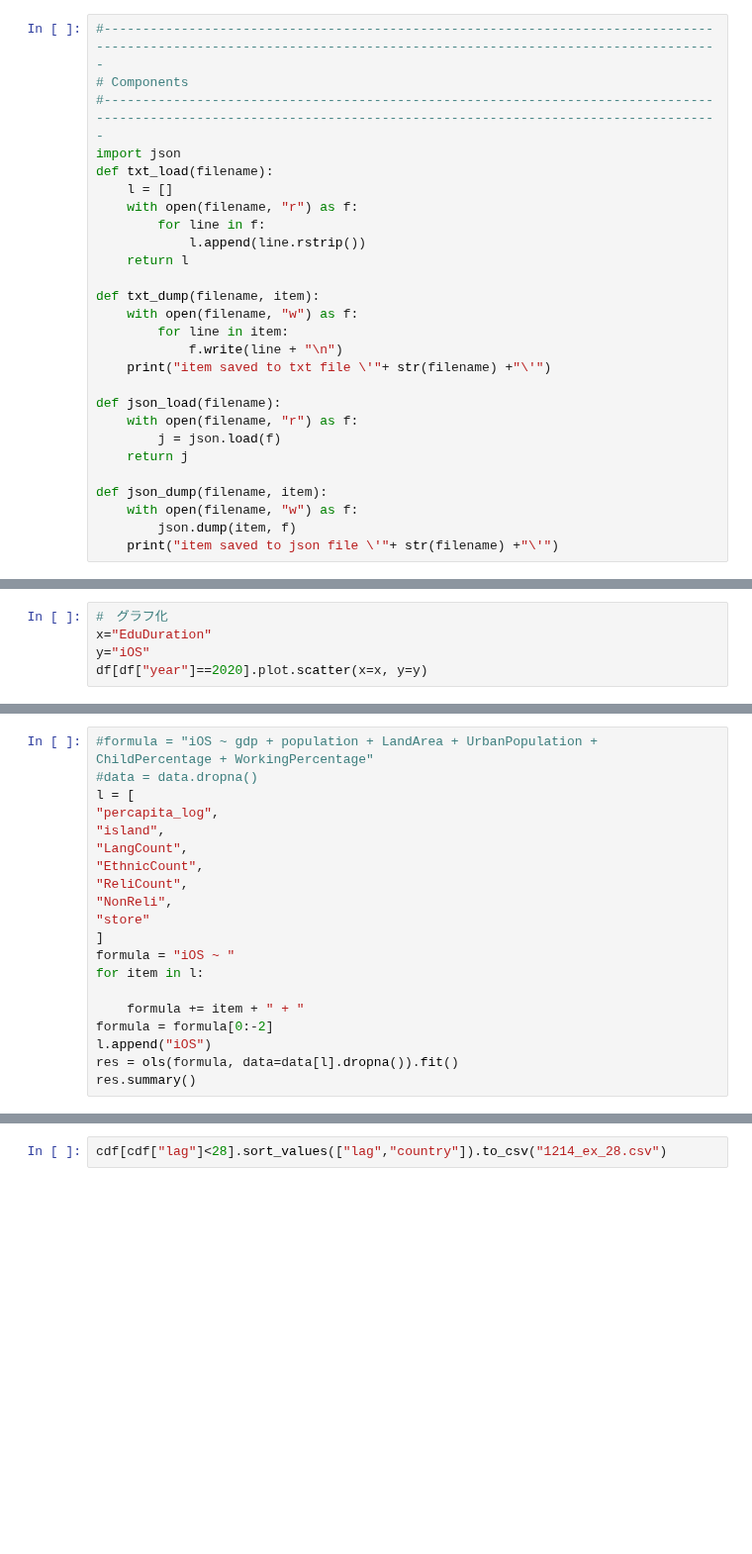
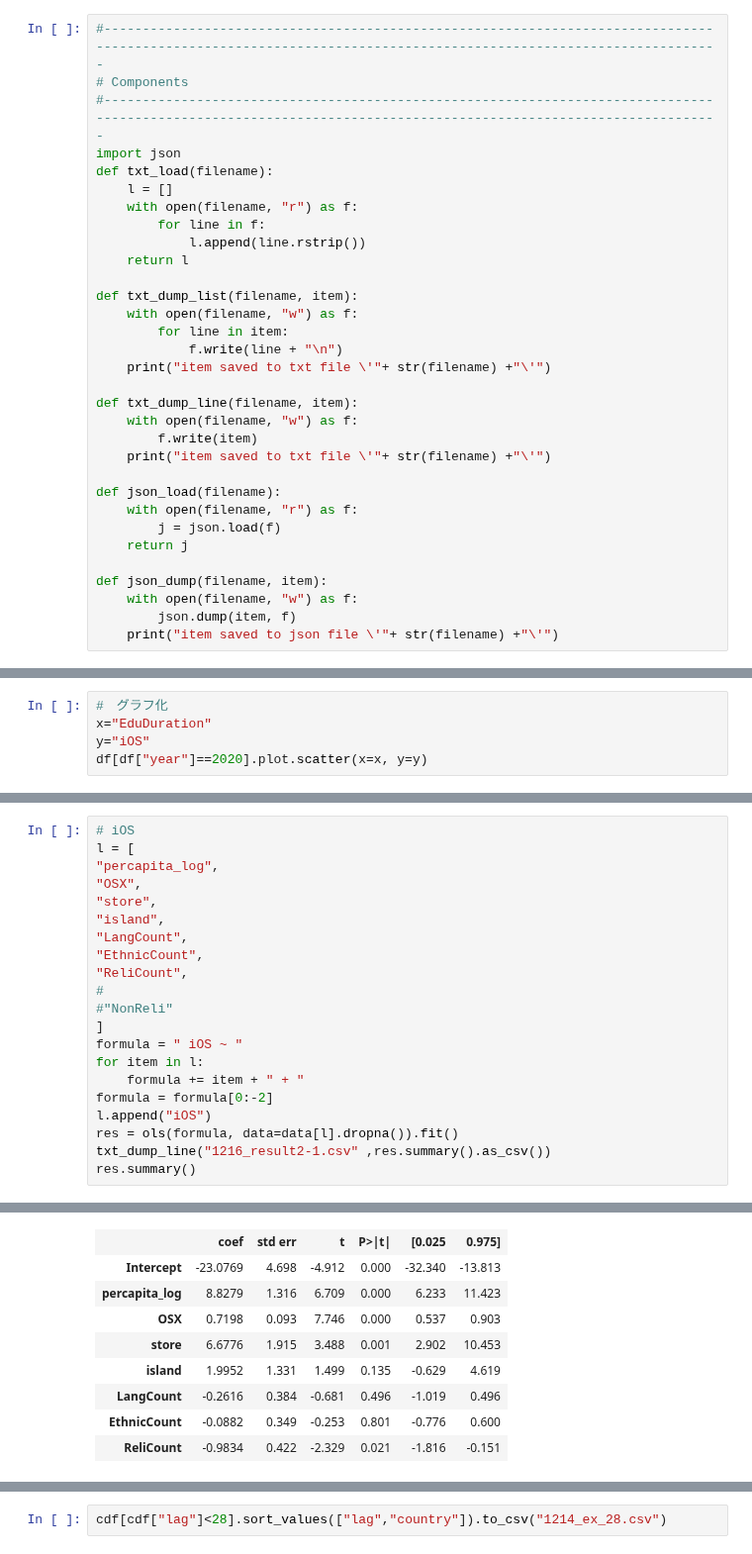
Before and after one commit to kkikrym/graduation_thesis, a Jupyter notebook: analysis.ipynb, the cells around one changed output, grey strips where cells are left out. Shown at 99% size. Cells and saved outputs as stored; diff of their text form; blank space fills up the shorter version.

```diff
--- a/analysis.ipynb
+++ b/analysis.ipynb
@@ -24,10 +24,15 @@ def txt_load(filename):
             l.append(line.rstrip())
     return l
 
-def txt_dump(filename, item):
+def txt_dump_list(filename, item):
     with open(filename, "w") as f:
         for line in item:
             f.write(line + "\n")
+    print("item saved to txt file \'"+ str(filename) +"\'")
+
+def txt_dump_line(filename, item):
+    with open(filename, "w") as f:
+        f.write(item)
     print("item saved to txt file \'"+ str(filename) +"\'")
 
 def json_load(filename):
@@ -182,20 +256,22 @@ df.to_csv("aaa.csv")
 # %%
-#formula = "iOS ~ gdp + population + LandArea + UrbanPopulation + ChildPercentage + WorkingPercentage"
-#data = data.dropna()
+# iOS
 l = [
 "percapita_log",
+"OSX",
+"store",
 "island",
 "LangCount",
 "EthnicCount",
 "ReliCount",
-"NonReli",
-"store"
+#
+#"NonReli"
 ]
-formula = "iOS ~ "
+formula = " iOS ~ "
 for item in l:
-
     formula += item + " + "
 formula = formula[0:-2]
 l.append("iOS")
 res = ols(formula, data=data[l].dropna()).fit()
+txt_dump_line("1216_result2-1.csv" ,res.summary().as_csv())
 res.summary()
+# %% [output]
@@ -201,0 +289,9 @@ res.summary()
+|  | coef | std err | t | P>|t| | [0.025 | 0.975] |
+| Intercept | -23.0769 | 4.698 | -4.912 | 0.000 | -32.340 | -13.813 |
+| percapita_log | 8.8279 | 1.316 | 6.709 | 0.000 | 6.233 | 11.423 |
+| OSX | 0.7198 | 0.093 | 7.746 | 0.000 | 0.537 | 0.903 |
+| store | 6.6776 | 1.915 | 3.488 | 0.001 | 2.902 | 10.453 |
+| island | 1.9952 | 1.331 | 1.499 | 0.135 | -0.629 | 4.619 |
+| LangCount | -0.2616 | 0.384 | -0.681 | 0.496 | -1.019 | 0.496 |
+| EthnicCount | -0.0882 | 0.349 | -0.253 | 0.801 | -0.776 | 0.600 |
+| ReliCount | -0.9834 | 0.422 | -2.329 | 0.021 | -1.816 | -0.151 |
```
Also changed, not shown: parts of 22 cells of this notebook, 17 other files.
